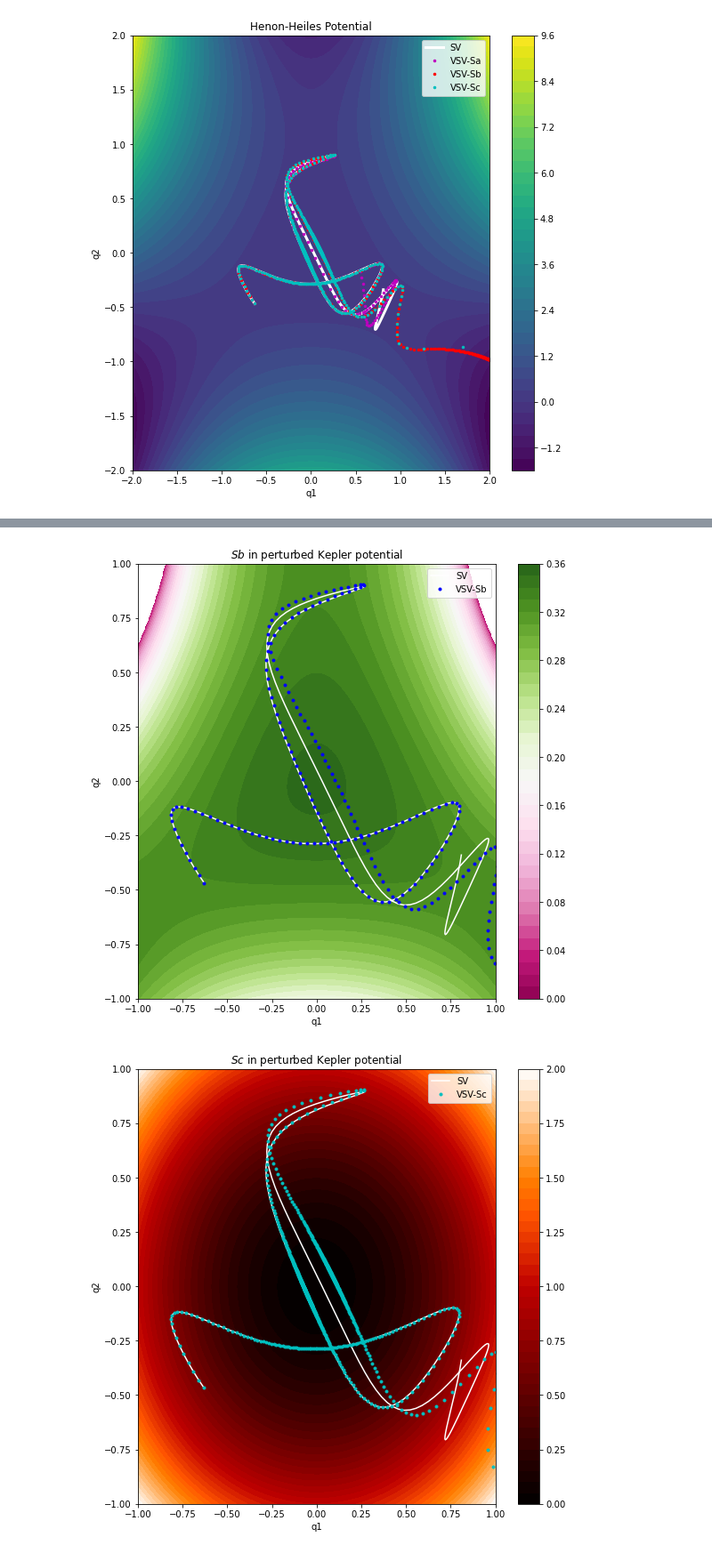
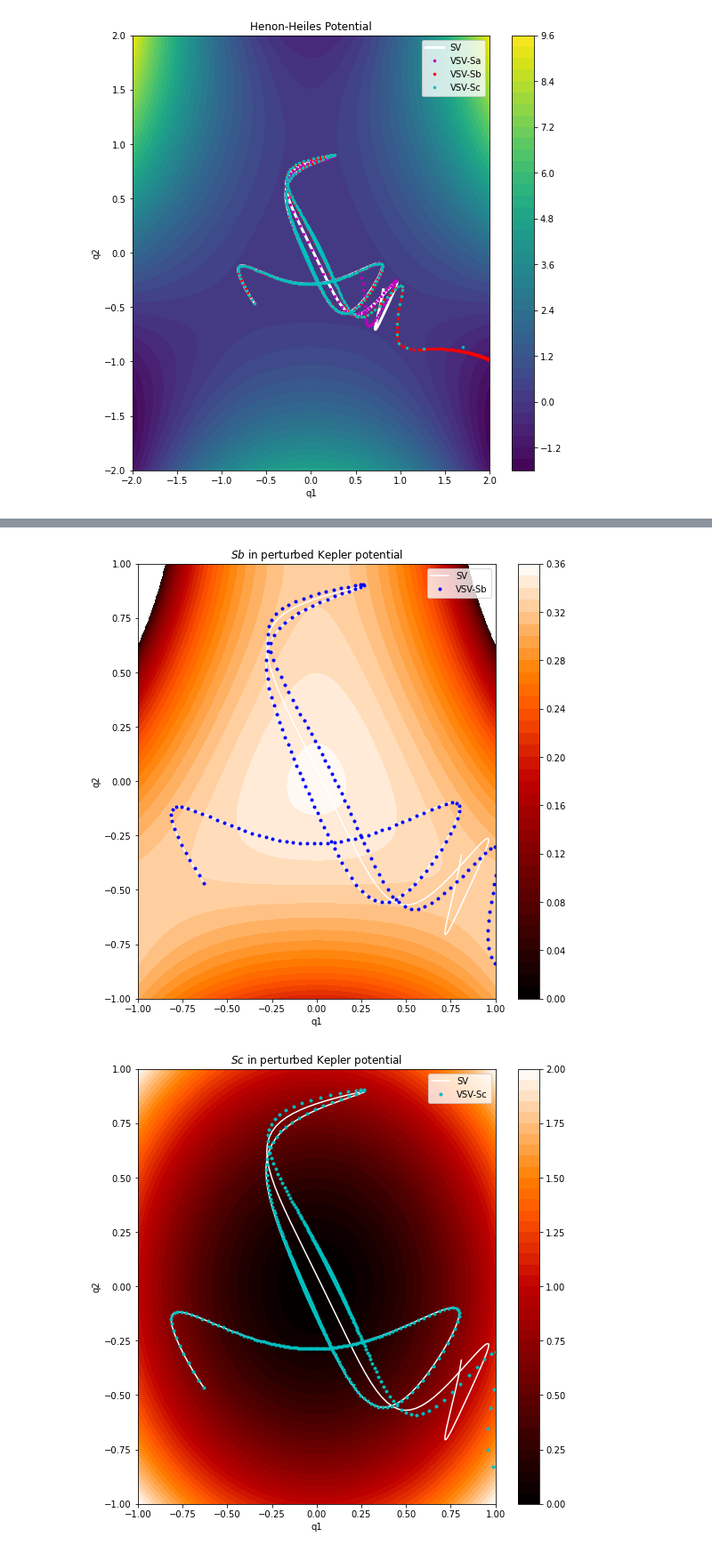
Before and after one commit to BrianWhiteaker/HMC, a Jupyter notebook: Henon_Heils.ipynb, the cells around one changed output, grey strips where cells are left out. Shown at 89% size. Cells and saved outputs as stored; diff of their text form; code cells hidden in the pictures.

```diff
--- a/Henon_Heils.ipynb
+++ b/Henon_Heils.ipynb
@@ -285,27 +285,27 @@ plt.show()
 # %%
 def Sbc(X,Y, h0):
     return np.sqrt(h0 - .1*Uc(X,Y))
 
 bnd = 1.
 xlist = np.linspace(-bnd, bnd, 500)
 ylist = np.linspace(-bnd, bnd, 500)
 X, Y = np.meshgrid(xlist, ylist)
 Z = Sbc(X,Y,H0)
 
 fig,ax=plt.subplots(1,1, figsize=(9,9))
-cp = ax.contourf(X, Y, Z, levels=40, cmap ='PiYG')
+cp = ax.contourf(X, Y, Z, levels=40, cmap ='gist_heat')
 ax.plot(Q2[0,:],Q2[1,:],'white', label='SV')
 ax.plot(Qb[0,:],Qb[1,:],'b.', label='VSV-Sb')
 ax.set_xlim(-bnd,bnd)
 ax.set_ylim(-bnd,bnd)
 fig.colorbar(cp) # Add a colorbar to a plot
 ax.set_title('$Sb$ in perturbed Kepler potential')
 ax.set_xlabel('q1')
 ax.set_ylabel('q2')
 plt.legend()
 plt.show()
 # %% [output]
-[figure, old version]
+[figure, new version]
 # %%
 def Scc(x,y):
     return X**2 + Y**2
```
Also changed, not shown: parts of 9 cells of this notebook.
